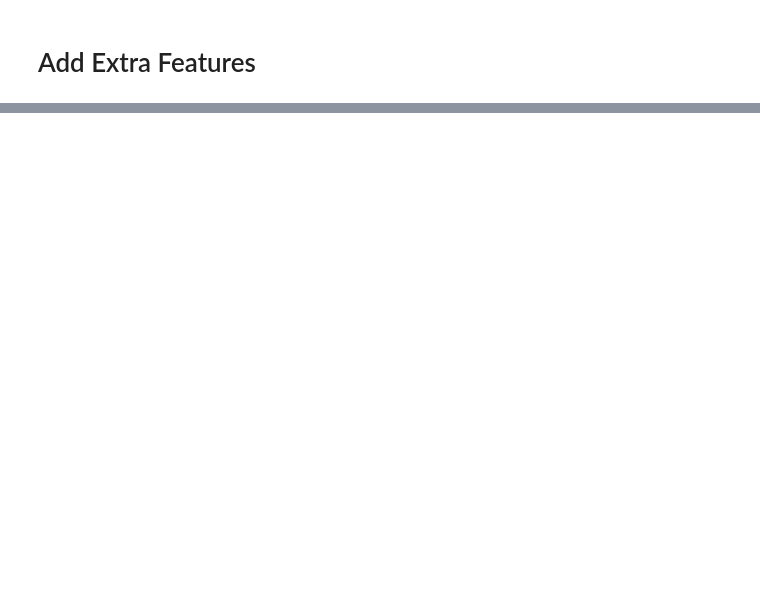
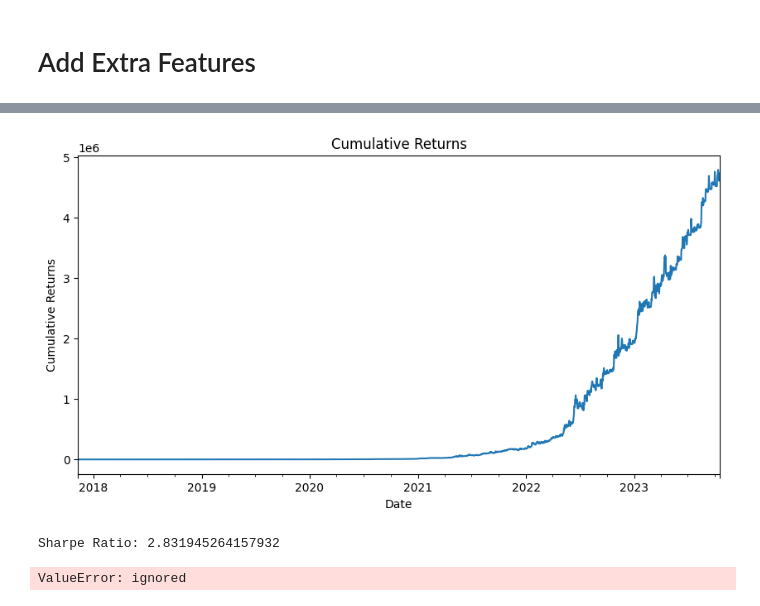
Before and after one commit to mr-robot77/Quera_G11-Project2, a Jupyter notebook: Problem 3/prediction.ipynb, the cells around one changed output, grey strips where cells are left out. Saved outputs shown, nothing was run; the diff lists cells and outputs as text; code cells hidden in the pictures; blank space fills up the shorter version.

Commit message:
add new solution: technical analysis & MA Trading Strategy
TO-DO:
Improve Moving Average Crossover Strategy
add DNN Model
add Trading Positions
add Trading Strategy Return

```diff
--- a/Problem 3/prediction.ipynb
+++ b/Problem 3/prediction.ipynb
@@ -1913,0 +1635,34 @@ y_pred_lr_Ex = logestic_regression(
+# %%
+# Define trading signals
+df_eth['Buy_Signal'] = (df_eth['EMA5'] > df_eth['EMA8']) & (df_eth['EMA8'] > df_eth['EMA13'])
+df_eth['Sell_Signal'] = (df_eth['EMA5'] < df_eth['EMA8']) & (df_eth['EMA8'] < df_eth['EMA13'])
+
+# Calculate returns
+df_eth['Return'] = np.log(df_eth['Close'] / df_eth['Close'].shift(1))
+df_eth['Strategy_Return'] = df_eth['Return'] * df_eth['Buy_Signal'] - df_eth['Return'] * df_eth['Sell_Signal']
+# Calculate cumulative returns
+df_eth['Cumulative_Strategy_Returns'] = (1 + df_eth['Strategy_Return']).cumprod()
+
+
+import matplotlib.pyplot as plt
+
+# Plot cumulative returns
+df_eth['Cumulative_Strategy_Returns'].plot(figsize=(10,5))
+plt.title('Cumulative Returns')
+plt.xlabel('Date')
+plt.ylabel('Cumulative Returns')
+plt.show()
+
+# Calculate Sharpe Ratio
+sharpe_ratio = df_eth['Strategy_Return'].mean() / df_eth['Strategy_Return'].std() * np.sqrt(252)
+print(f'Sharpe Ratio: {sharpe_ratio}')
+# %% [output]
+[figure, added]
+Sharpe Ratio: 2.831945264157932
+# %%
+df_eth['Position'] = np.where(df_eth['EMA5'] > df_eth['EMA8']>df_eth['EMA13'], 1, -1)
+
+ax = df_eth.plot(secondary_y='Position', figsize=(10, 6))
+ax.get_legend().set_bbox_to_anchor((0.25, 0.85));
+# %% [output]
+ValueError: ignored
```
Also changed, not shown: parts of 85 cells of this notebook.
